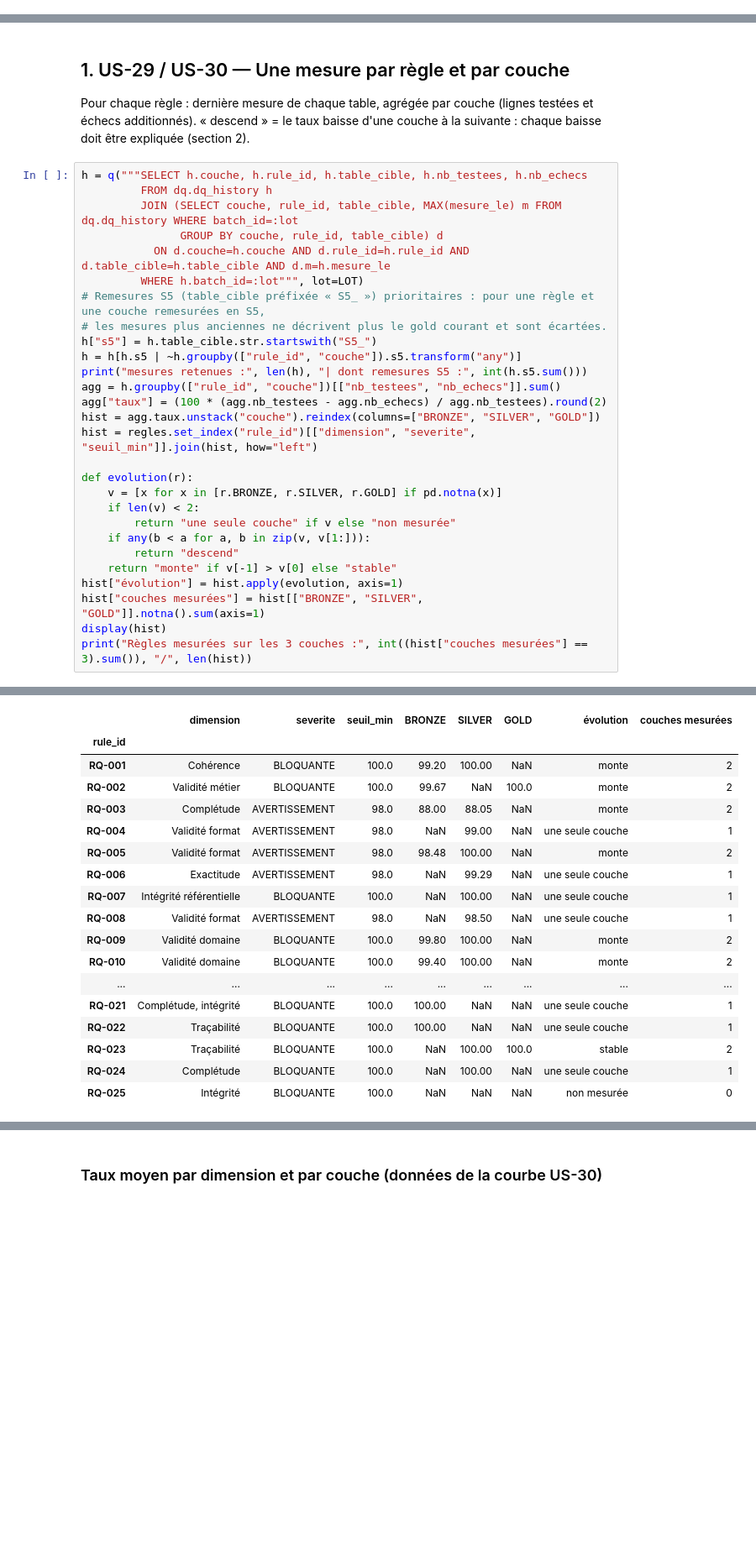
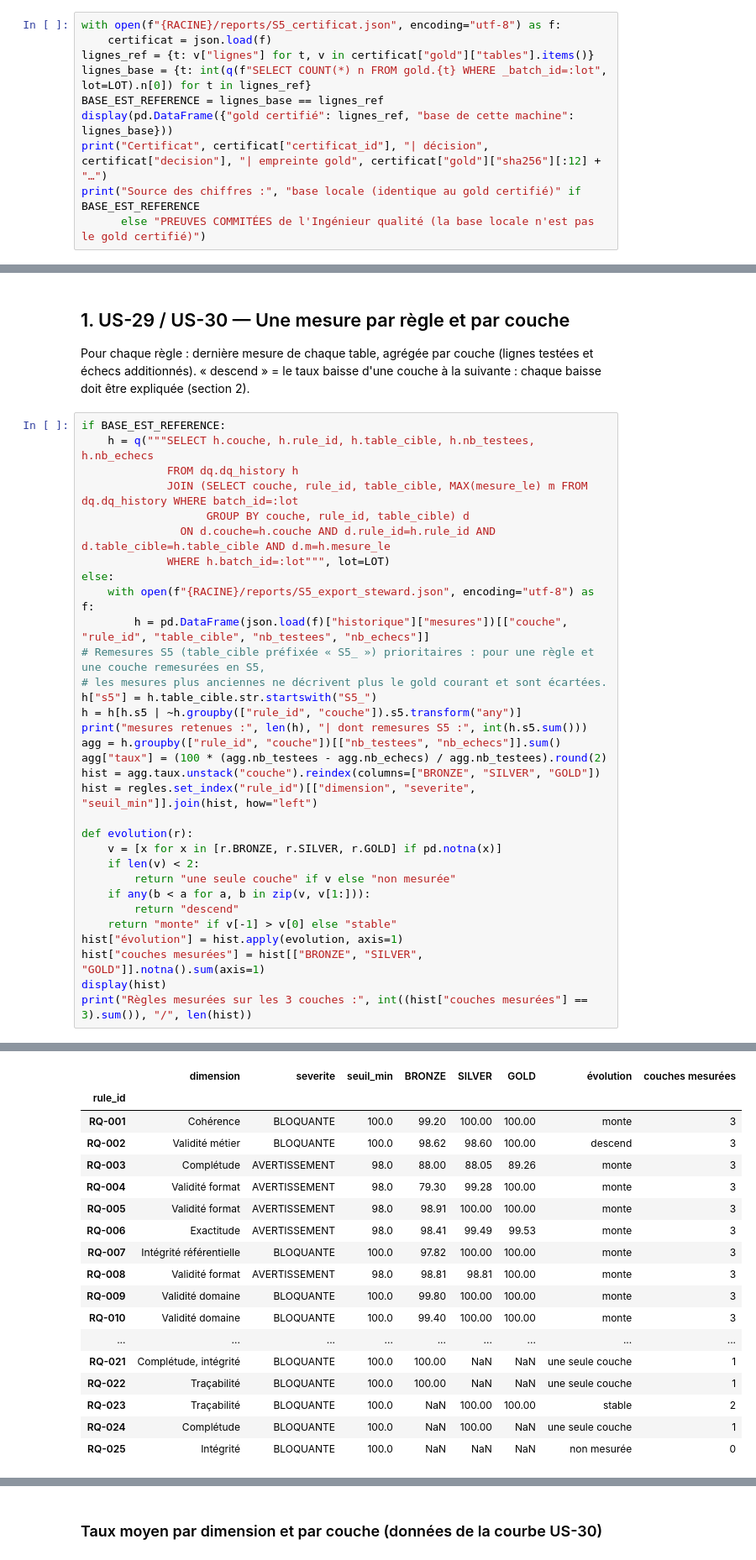
Before and after one commit to ruthabebeneg/td-qualite-g02, a Jupyter notebook: notebooks/S5_data_steward.ipynb, the cells around one changed output, grey strips where cells are left out. Shown at 84% size. Cells and saved outputs as stored; diff of their text form; blank space fills up the shorter version.

```diff
--- a/notebooks/S5_data_steward.ipynb
+++ b/notebooks/S5_data_steward.ipynb
@@ -20,0 +27,10 @@ print(len(regles), "règles au catalogue | lot", LOT)
+# %%
+with open(f"{RACINE}/reports/S5_certificat.json", encoding="utf-8") as f:
+    certificat = json.load(f)
+lignes_ref = {t: v["lignes"] for t, v in certificat["gold"]["tables"].items()}
+lignes_base = {t: int(q(f"SELECT COUNT(*) n FROM gold.{t} WHERE _batch_id=:lot", lot=LOT).n[0]) for t in lignes_ref}
+BASE_EST_REFERENCE = lignes_base == lignes_ref
+display(pd.DataFrame({"gold certifié": lignes_ref, "base de cette machine": lignes_base}))
+print("Certificat", certificat["certificat_id"], "| décision", certificat["decision"], "| empreinte gold", certificat["gold"]["sha256"][:12] + "…")
+print("Source des chiffres :", "base locale (identique au gold certifié)" if BASE_EST_REFERENCE
+      else "PREUVES COMMITÉES de l'Ingénieur qualité (la base locale n'est pas le gold certifié)")
@@ -23,12 +46,16 @@ print(len(regles), "règles au catalogue | lot", LOT)
 Pour chaque règle : dernière mesure de chaque table, agrégée par couche (lignes testées et échecs additionnés).
 « descend » = le taux baisse d'une couche à la suivante : chaque baisse doit être expliquée (section 2).
 # %%
-h = q("""SELECT h.couche, h.rule_id, h.table_cible, h.nb_testees, h.nb_echecs
-         FROM dq.dq_history h
-         JOIN (SELECT couche, rule_id, table_cible, MAX(mesure_le) m FROM dq.dq_history WHERE batch_id=:lot
-               GROUP BY couche, rule_id, table_cible) d
-           ON d.couche=h.couche AND d.rule_id=h.rule_id AND d.table_cible=h.table_cible AND d.m=h.mesure_le
-         WHERE h.batch_id=:lot""", lot=LOT)
+if BASE_EST_REFERENCE:
+    h = q("""SELECT h.couche, h.rule_id, h.table_cible, h.nb_testees, h.nb_echecs
+             FROM dq.dq_history h
+             JOIN (SELECT couche, rule_id, table_cible, MAX(mesure_le) m FROM dq.dq_history WHERE batch_id=:lot
+                   GROUP BY couche, rule_id, table_cible) d
+               ON d.couche=h.couche AND d.rule_id=h.rule_id AND d.table_cible=h.table_cible AND d.m=h.mesure_le
+             WHERE h.batch_id=:lot""", lot=LOT)
+else:
+    with open(f"{RACINE}/reports/S5_export_steward.json", encoding="utf-8") as f:
+        h = pd.DataFrame(json.load(f)["historique"]["mesures"])[["couche", "rule_id", "table_cible", "nb_testees", "nb_echecs"]]
 # Remesures S5 (table_cible préfixée « S5_ ») prioritaires : pour une règle et une couche remesurées en S5,
 # les mesures plus anciennes ne décrivent plus le gold courant et sont écartées.
 h["s5"] = h.table_cible.str.startswith("S5_")
@@ -55,18 +82,18 @@ mesures retenues : 53 | dont remesures S5 : 0
 |  | dimension | severite | seuil_min | BRONZE | SILVER | GOLD | évolution | couches mesurées |
 | rule_id |  |  |  |  |  |  |  |  |
-| RQ-001 | Cohérence | BLOQUANTE | 100.0 | 99.20 | 100.00 | NaN | monte | 2 |
-| RQ-002 | Validité métier | BLOQUANTE | 100.0 | 99.67 | NaN | 100.0 | monte | 2 |
-| RQ-003 | Complétude | AVERTISSEMENT | 98.0 | 88.00 | 88.05 | NaN | monte | 2 |
-| RQ-004 | Validité format | AVERTISSEMENT | 98.0 | NaN | 99.00 | NaN | une seule couche | 1 |
-| RQ-005 | Validité format | AVERTISSEMENT | 98.0 | 98.48 | 100.00 | NaN | monte | 2 |
-| RQ-006 | Exactitude | AVERTISSEMENT | 98.0 | NaN | 99.29 | NaN | une seule couche | 1 |
-| RQ-007 | Intégrité référentielle | BLOQUANTE | 100.0 | NaN | 100.00 | NaN | une seule couche | 1 |
-| RQ-008 | Validité format | AVERTISSEMENT | 98.0 | NaN | 98.50 | NaN | une seule couche | 1 |
-| RQ-009 | Validité domaine | BLOQUANTE | 100.0 | 99.80 | 100.00 | NaN | monte | 2 |
-| RQ-010 | Validité domaine | BLOQUANTE | 100.0 | 99.40 | 100.00 | NaN | monte | 2 |
+| RQ-001 | Cohérence | BLOQUANTE | 100.0 | 99.20 | 100.00 | 100.00 | monte | 3 |
+| RQ-002 | Validité métier | BLOQUANTE | 100.0 | 98.62 | 98.60 | 100.00 | descend | 3 |
+| RQ-003 | Complétude | AVERTISSEMENT | 98.0 | 88.00 | 88.05 | 89.26 | monte | 3 |
+| RQ-004 | Validité format | AVERTISSEMENT | 98.0 | 79.30 | 99.28 | 100.00 | monte | 3 |
+| RQ-005 | Validité format | AVERTISSEMENT | 98.0 | 98.91 | 100.00 | 100.00 | monte | 3 |
+| RQ-006 | Exactitude | AVERTISSEMENT | 98.0 | 98.41 | 99.49 | 99.53 | monte | 3 |
+| RQ-007 | Intégrité référentielle | BLOQUANTE | 100.0 | 97.82 | 100.00 | 100.00 | monte | 3 |
+| RQ-008 | Validité format | AVERTISSEMENT | 98.0 | 98.81 | 98.81 | 100.00 | monte | 3 |
+| RQ-009 | Validité domaine | BLOQUANTE | 100.0 | 99.80 | 100.00 | 100.00 | monte | 3 |
+| RQ-010 | Validité domaine | BLOQUANTE | 100.0 | 99.40 | 100.00 | 100.00 | monte | 3 |
 | ... | ... | ... | ... | ... | ... | ... | ... | ... |
 | RQ-021 | Complétude, intégrité | BLOQUANTE | 100.0 | 100.00 | NaN | NaN | une seule couche | 1 |
 | RQ-022 | Traçabilité | BLOQUANTE | 100.0 | 100.00 | NaN | NaN | une seule couche | 1 |
-| RQ-023 | Traçabilité | BLOQUANTE | 100.0 | NaN | 100.00 | 100.0 | stable | 2 |
+| RQ-023 | Traçabilité | BLOQUANTE | 100.0 | NaN | 100.00 | 100.00 | stable | 2 |
 | RQ-024 | Complétude | BLOQUANTE | 100.0 | NaN | 100.00 | NaN | une seule couche | 1 |
 | RQ-025 | Intégrité | BLOQUANTE | 100.0 | NaN | NaN | NaN | non mesurée | 0 |
```
Also changed, not shown: parts of 11 cells of this notebook, 1 other file.
